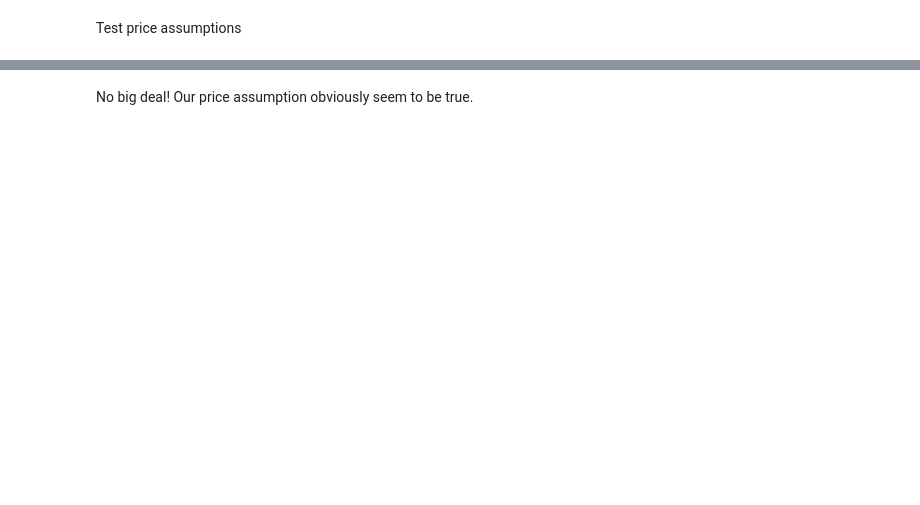
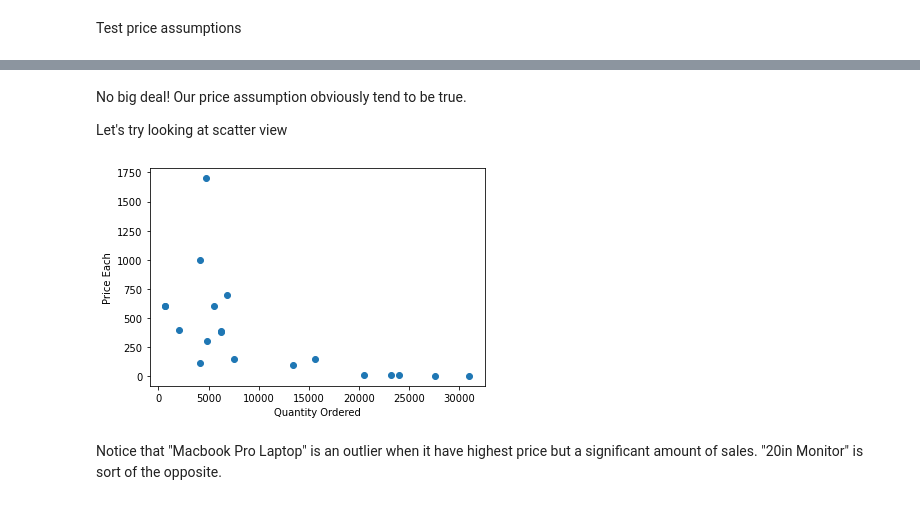
Before and after one commit to tattunglam/Sale-Annual-Report, a Jupyter notebook: Sale Annual Report.ipynb, the cells around one changed output, grey strips where cells are left out. Cells and saved outputs as stored; diff of their text form; code cells hidden in the pictures; blank space fills up the shorter version.

```diff
--- a/Sale Annual Report.ipynb
+++ b/Sale Annual Report.ipynb
@@ -634,2 +548,13 @@ plt.show()
 # %% [markdown]
-No big deal! Our price assumption obviously seem to be true.
+No big deal! Our price assumption obviously tend to be true.
+
+Let's try looking at scatter view
+# %%
+plt.scatter(df_products['Quantity Ordered'], df_products['Price Each'])
+plt.xlabel('Quantity Ordered')
+plt.ylabel('Price Each')
+plt.show()
+# %% [output]
+[figure, added]
+# %% [markdown]
+Notice that "Macbook Pro Laptop" is an outlier when it have highest price but a significant amount of sales. "20in Monitor" is sort of the opposite.
```
Also changed, not shown: parts of 30 cells of this notebook.
